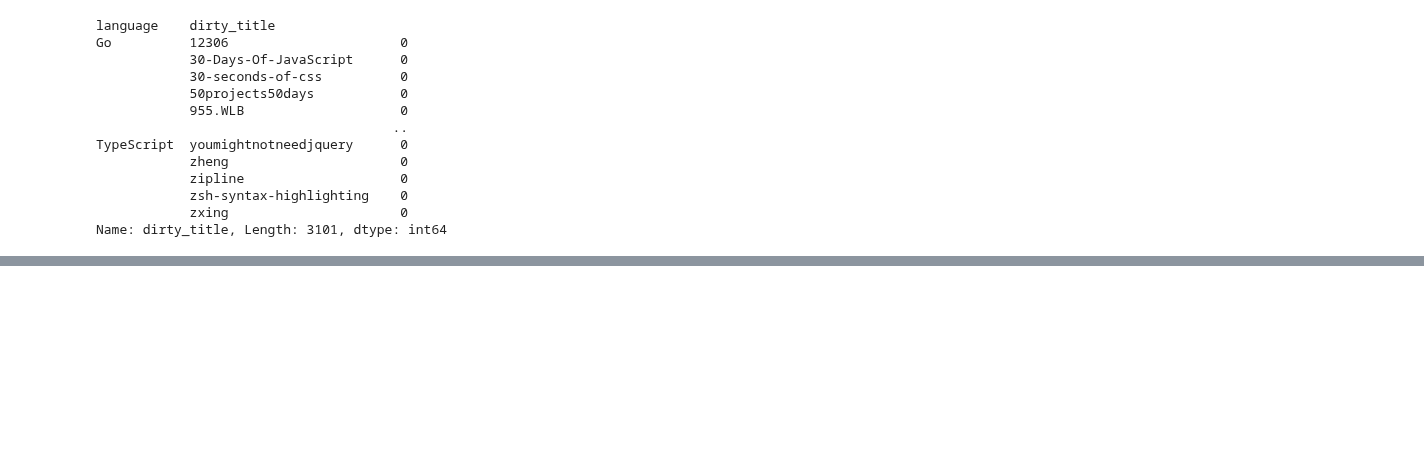
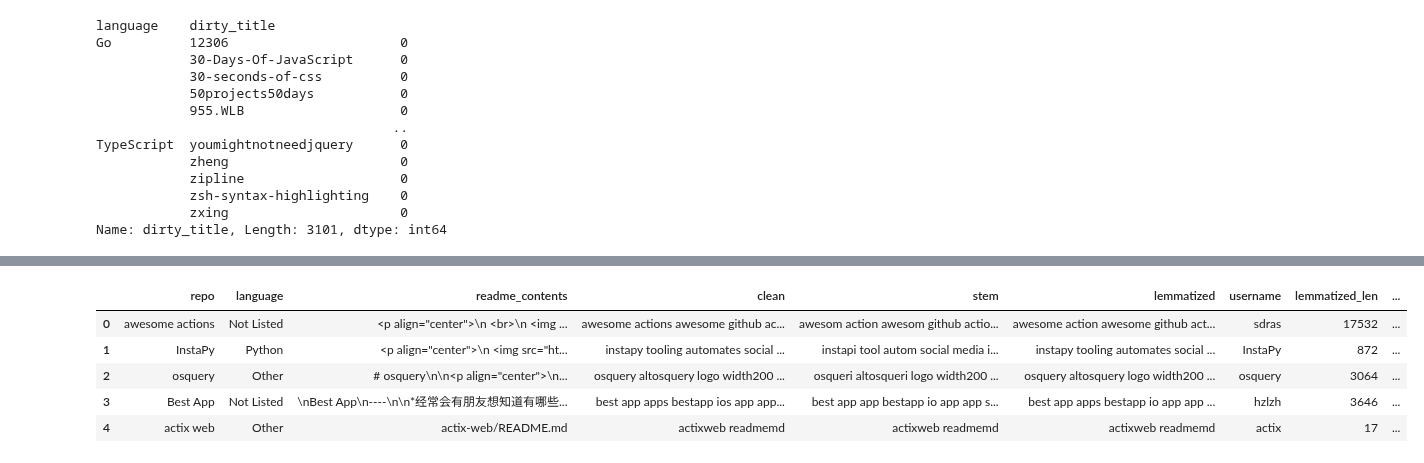
Before and after one commit to L-G-B-Team/nlp-project, a Jupyter notebook: Naomi_workbook.ipynb, the cells around one changed output, grey strips where cells are left out. Cells and saved outputs as stored; diff of their text form; code cells hidden in the pictures; blank space fills up the shorter version.

```diff
--- a/Naomi_workbook.ipynb
+++ b/Naomi_workbook.ipynb
@@ -609,0 +635,9 @@ ctab
+# %%
+df.head()
+# %% [output]
+|  | repo | language | readme_contents | clean | stem | lemmatized | username | lemmatized_len | ... |
+| 0 | awesome actions | Not Listed | <p align="center">\n <br>\n <img ... | awesome actions awesome github ac... | awesom action awesom github actio... | awesome action awesome github act... | sdras | 17532 | ... |
+| 1 | InstaPy | Python | <p align="center">\n <img src="ht... | instapy tooling automates social ... | instapi tool autom social media i... | instapy tooling automates social ... | InstaPy | 872 | ... |
+| 2 | osquery | Other | # osquery\n\n<p align="center">\n... | osquery altosquery logo width200 ... | osqueri altosqueri logo width200 ... | osquery altosquery logo width200 ... | osquery | 3064 | ... |
+| 3 | Best App | Not Listed | \nBest App\n----\n\n*经常会有朋友想知道有哪些... | best app apps bestapp ios app app... | best app app bestapp io app app s... | best app apps bestapp io app app ... | hzlzh | 3646 | ... |
+| 4 | actix web | Other | actix-web/README.md | actixweb readmemd | actixweb readmemd | actixweb readmemd | actix | 17 | ... |
```
Also changed, not shown: parts of 67 cells of this notebook, 1 other file.
